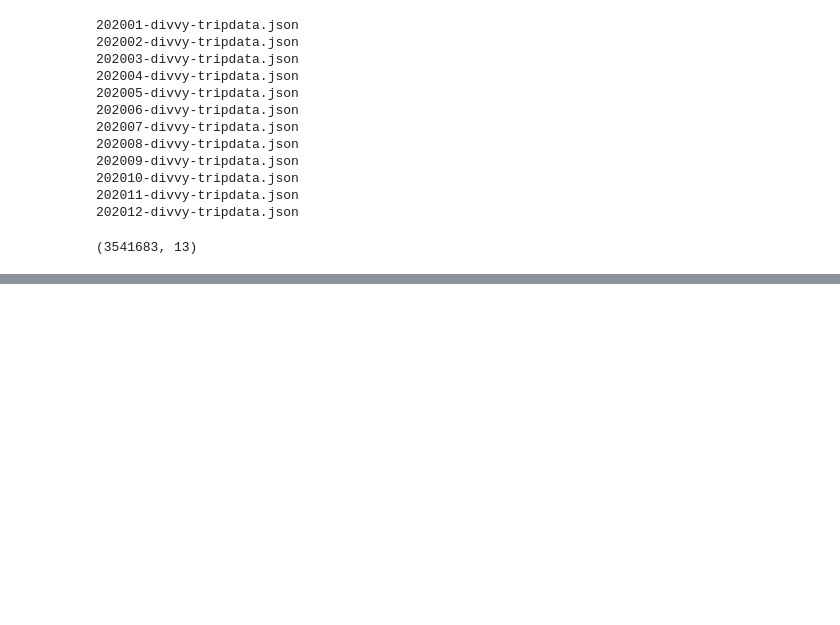
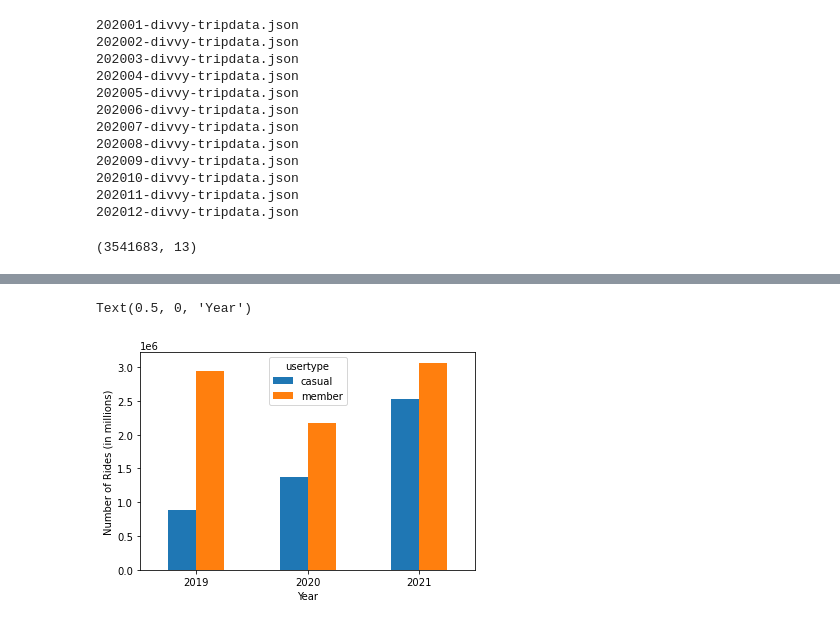
Before and after one commit to adamlporter/DivvyToolsAndAnalysis, a Jupyter notebook: CovidEffectsOnDivvyUse.ipynb, the cells around one changed output, grey strips where cells are left out. Cells and saved outputs as stored; diff of their text form; code cells hidden in the pictures; blank space fills up the shorter version.

```diff
--- a/CovidEffectsOnDivvyUse.ipynb
+++ b/CovidEffectsOnDivvyUse.ipynb
@@ -259,0 +386,2 @@ data21.pivot_table(index=pd.DatetimeIndex(data21['started_at']).month,
+# %%
+bigData['usertype'].replace(['Subscriber','Customer'],['member','casual'],inplace = True)
@@ -259,0 +407,3 @@ data21.pivot_table(index=pd.DatetimeIndex(data21['started_at']).month,
+# %%
+pivotCustAnnual = bigData.pivot_table(index=['year'],columns = ['usertype'],values='start_time',aggfunc='count')
+pivotCustAnnual
@@ -259,0 +416,8 @@ data21.pivot_table(index=pd.DatetimeIndex(data21['started_at']).month,
+# %%
+pivotCustAnnual.plot(kind ='bar')
+plt.xticks(rotation=0,horizontalalignment = 'center')
+plt.ylabel('Number of Rides (in millions)')
+plt.xlabel('Year')
+# %% [output]
+Text(0.5, 0, 'Year')
+[figure, added]
```
Also changed, not shown: parts of 74 cells of this notebook, 3 other files.
